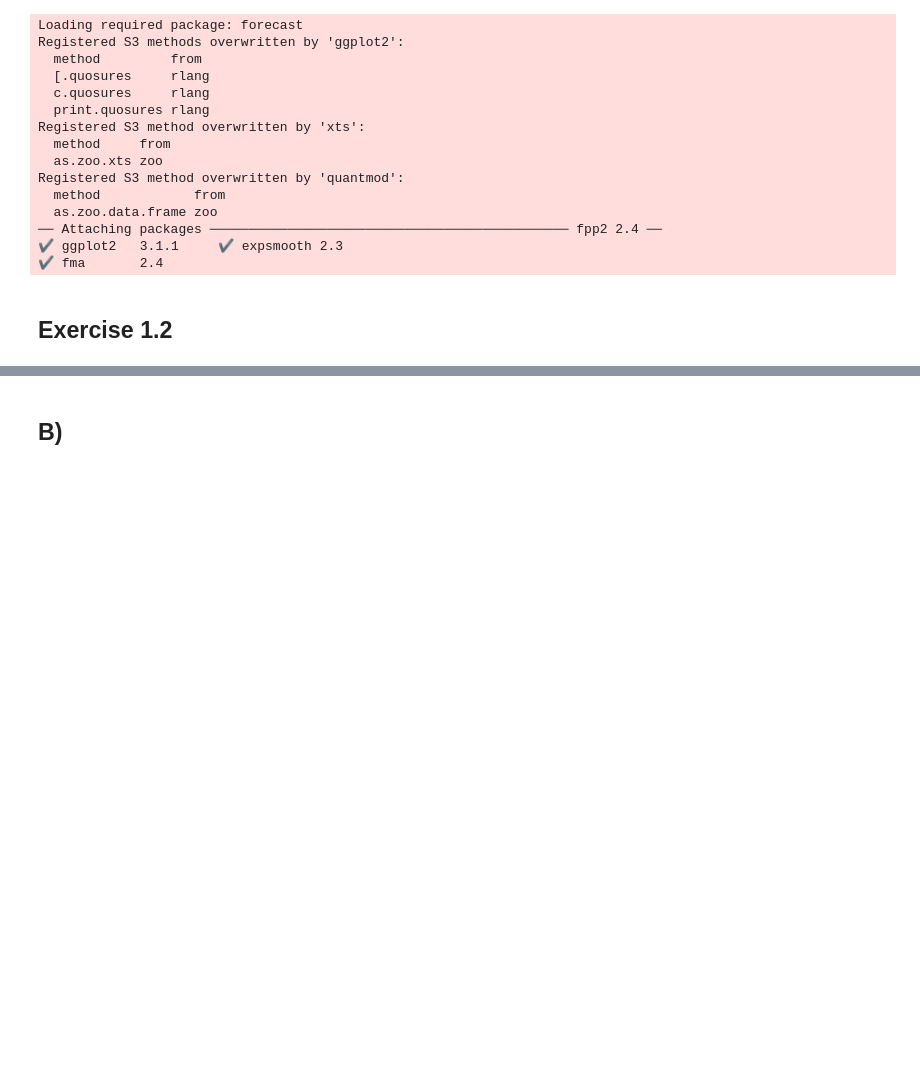
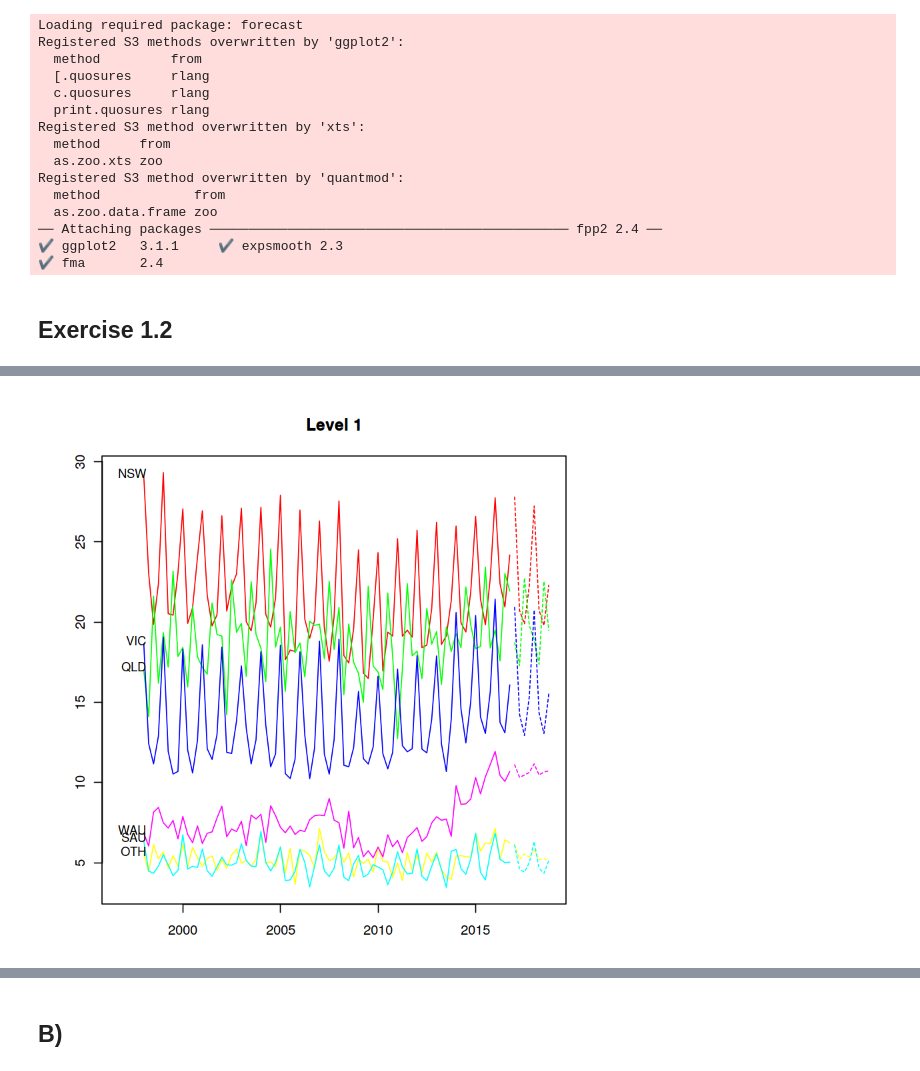
Before and after one commit to mswaringen/uva_afcs, a Jupyter notebook: assignment_2.ipynb, the cells around one changed output, grey strips where cells are left out. Saved outputs shown, nothing was run; the diff lists cells and outputs as text; code cells hidden in the pictures; blank space fills up the shorter version.

```diff
--- a/assignment_2.ipynb
+++ b/assignment_2.ipynb
@@ -36,0 +44,5 @@ tourism.hts %>% aggts(levels=0:1) %>%
+# %%
+plot(fcast_bu, levels = 1)
+title(main = "Level 1")
+# %% [output]
+[figure, added]
```
Also changed, not shown: parts of 33 cells of this notebook, 1 other file.
